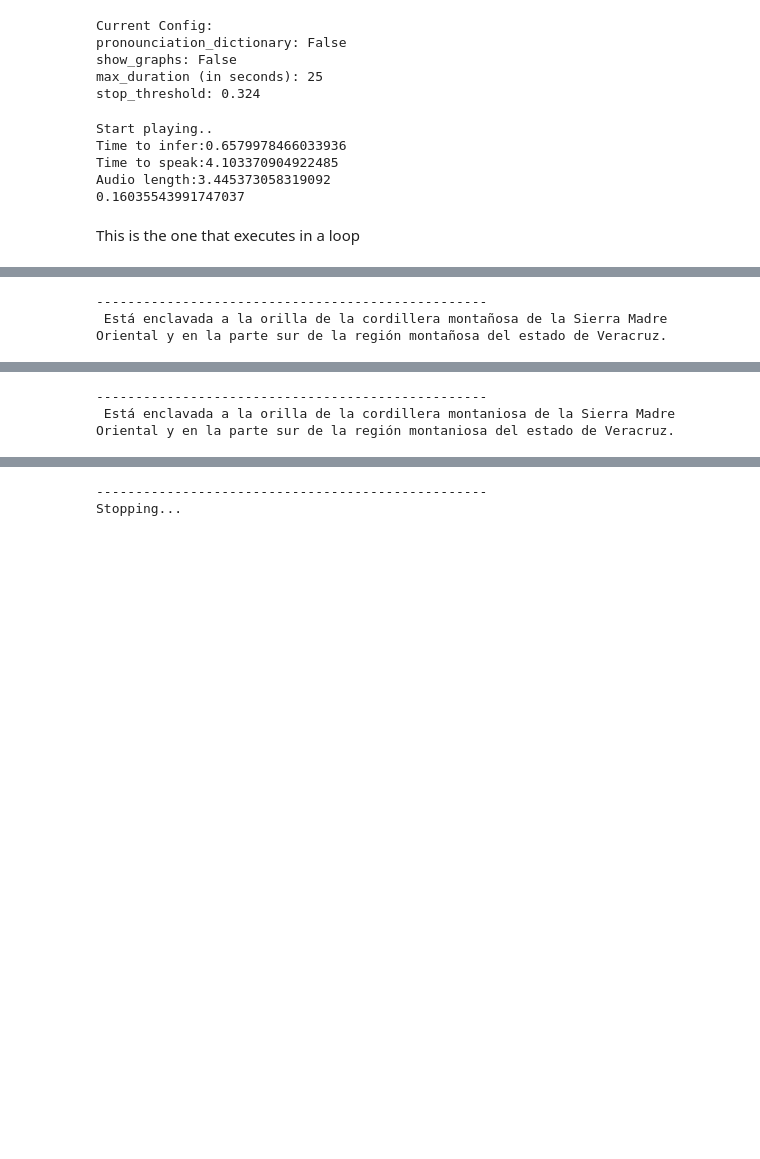
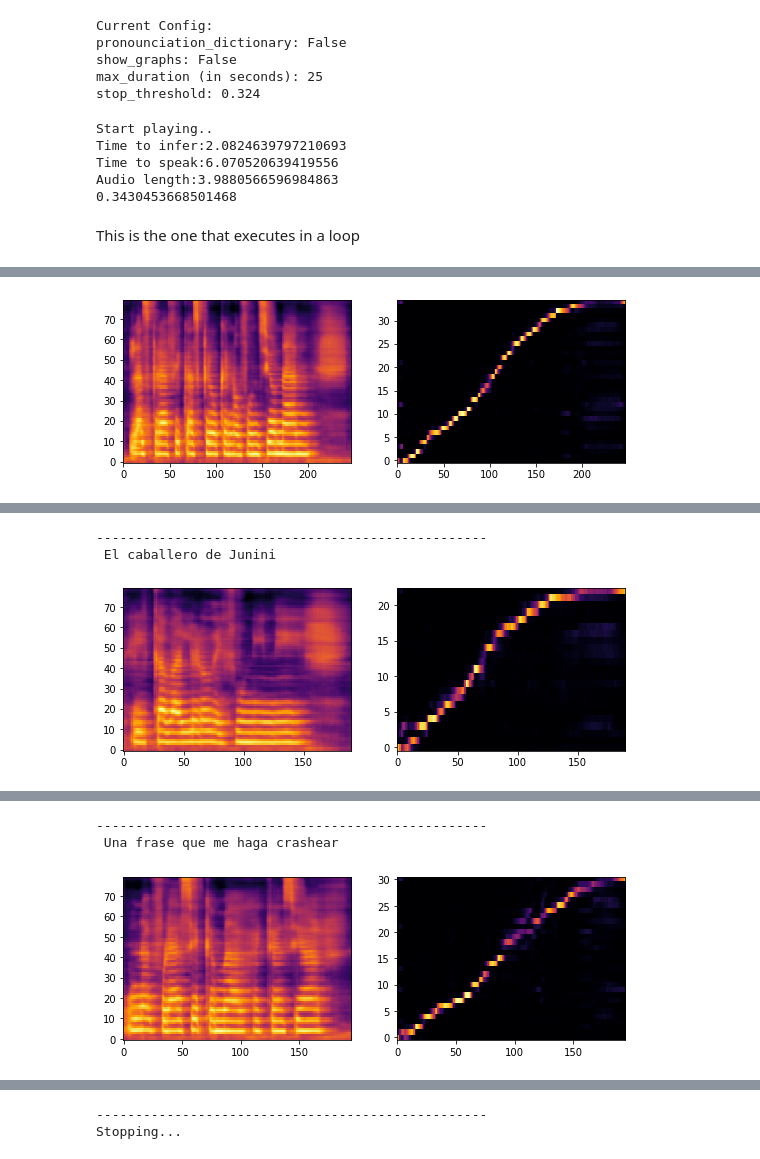
Before and after one commit to Sir-Slade/voice_synthetizer, a Jupyter notebook: Synthetizer.ipynb, the cells around one changed output, grey strips where cells are left out. Drawn from its saved outputs; the diff is of its cells as text; code cells hidden in the pictures; blank space fills up the shorter version.

```diff
--- a/Synthetizer.ipynb
+++ b/Synthetizer.ipynb
@@ -16,7 +13,7 @@ def plot_data(data, figsize=(int(graph_width/100), int(graph_height/100))):
             %matplotlib inline
             fig, axes = plt.subplots(1, len(data), figsize=figsize)
             for i in range(len(data)):
-                axes[i].imshow(data[i], aspect='auto', origin='bottom',
+                axes[i].imshow(data[i], aspect='auto', origin='lower',
                             interpolation='none', cmap='inferno')
             fig.canvas.draw()
             plt.show()
@@ -79,10 +76,8 @@ def get_Tactron2(MODEL_ID):
     return model, hparams
 # %%
 # Extra Info
-#import wave
-#from playsound import playsound
 import sounddevice
-def end_to_end_infer(text, pronounciation_dictionary, show_graphs):
+def end_to_end_infer(text, pronounciation_dictionary=False, show_graphs=False):
     for i in [x for x in text.split("\n") if len(x)]:
         if not pronounciation_dictionary:
             if i[-1] != ";": i=i+";"
@@ -191,7 +186,7 @@ stop_threshold: 0.324
 # %%
 t0 = time.time()
 line = "Una nueva frase larga que quiero ver cuanto se tarda."
-audio, rate = end_to_end_infer(line, False, False)
+audio, rate = end_to_end_infer(line)
 t1 = time.time()
 print("Start playing..")
 sounddevice.play(audio, samplerate=rate)
@@ -203,10 +198,10 @@ print("Audio length", t2 - t1, sep=":")
 print((t1-t0)/(t2 - t0))
 # %% [output]
 Start playing..
-Time to infer:0.6579978466033936
-Time to speak:4.103370904922485
-Audio length:3.445373058319092
-0.16035543991747037
+Time to infer:2.0824639797210693
+Time to speak:6.070520639419556
+Audio length:3.9880566596984863
+0.3430453668501468
 # %% [markdown]
 This is the one that executes in a loop
 # %%
@@ -218,7 +213,7 @@ while True:
         line = input()
         if line == "":
             continue
-        audio, rate = end_to_end_infer(line, pronounciation_dictionary, show_graphs)
+        audio, rate = end_to_end_infer(line, pronounciation_dictionary=False, show_graphs=True)
         display(ipd.Audio(audio, rate=rate))
     except EOFError:
         break
@@ -233,9 +227,12 @@ Warning! Reached max decoder steps
+[figure, added]
 [interactive output not drawn]
 --------------------------------------------------
- Está enclavada a la orilla de la cordillera montañosa de la Sierra Madre Oriental y en la parte sur de la región montañosa del estado de Veracruz.
+ El caballero de Junini
+[figure, added]
 [interactive output not drawn]
 --------------------------------------------------
- Está enclavada a la orilla de la cordillera montaniosa de la Sierra Madre Oriental y en la parte sur de la región montaniosa del estado de Veracruz.
+ Una frase que me haga crashear
+[figure, added]
 [interactive output not drawn]
 --------------------------------------------------
 Stopping...
```
Also changed, not shown: parts of 4 cells of this notebook.
